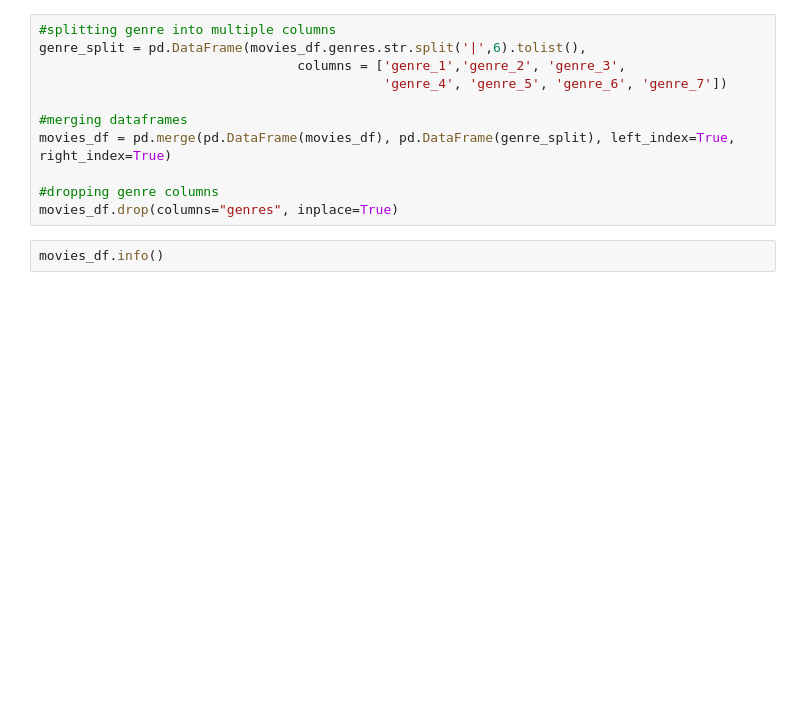
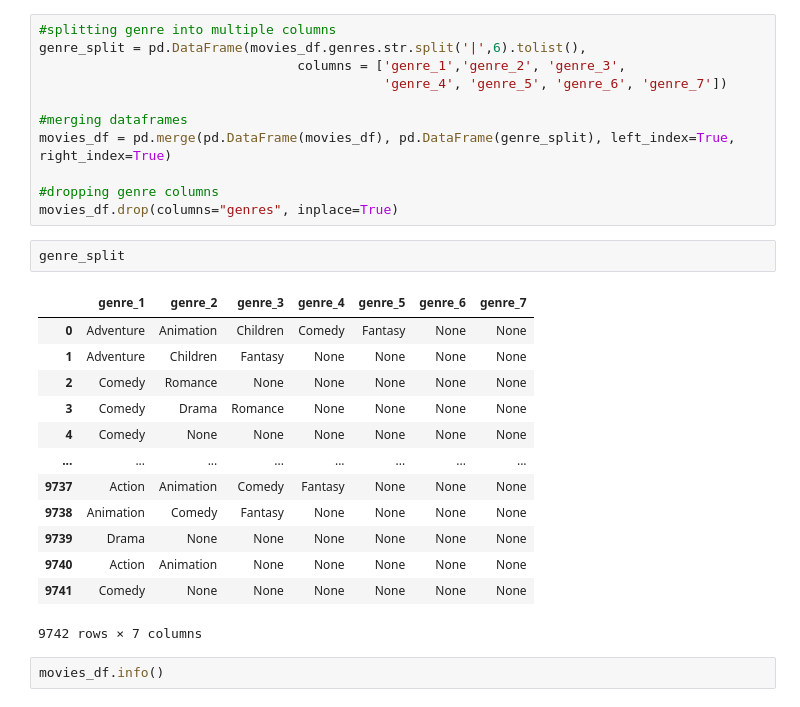
Before and after one commit to stephcia/movie-recommendation-system, a Jupyter notebook: stephanie_cleaning_2.ipynb, the cells around one changed output. Cells and saved outputs as stored; diff of their text form; blank space fills up the shorter version.

```diff
--- a/stephanie_cleaning_2.ipynb
+++ b/stephanie_cleaning_2.ipynb
@@ -182,6 +201,22 @@ movies_df = pd.merge(pd.DataFrame(movies_df), pd.DataFrame(genre_split), left_in
 
 #dropping genre columns
 movies_df.drop(columns="genres", inplace=True)
+# %%
+genre_split
+# %% [output]
+|  | genre_1 | genre_2 | genre_3 | genre_4 | genre_5 | genre_6 | genre_7 |
+| 0 | Adventure | Animation | Children | Comedy | Fantasy | None | None |
+| 1 | Adventure | Children | Fantasy | None | None | None | None |
+| 2 | Comedy | Romance | None | None | None | None | None |
+| 3 | Comedy | Drama | Romance | None | None | None | None |
+| 4 | Comedy | None | None | None | None | None | None |
+| ... | ... | ... | ... | ... | ... | ... | ... |
+| 9737 | Action | Animation | Comedy | Fantasy | None | None | None |
+| 9738 | Animation | Comedy | Fantasy | None | None | None | None |
+| 9739 | Drama | None | None | None | None | None | None |
+| 9740 | Action | Animation | None | None | None | None | None |
+| 9741 | Comedy | None | None | None | None | None | None |
+9742 rows × 7 columns
 # %%
 movies_df.info()
 # %% [output]
```
Also changed, not shown: parts of 35 cells of this notebook.
